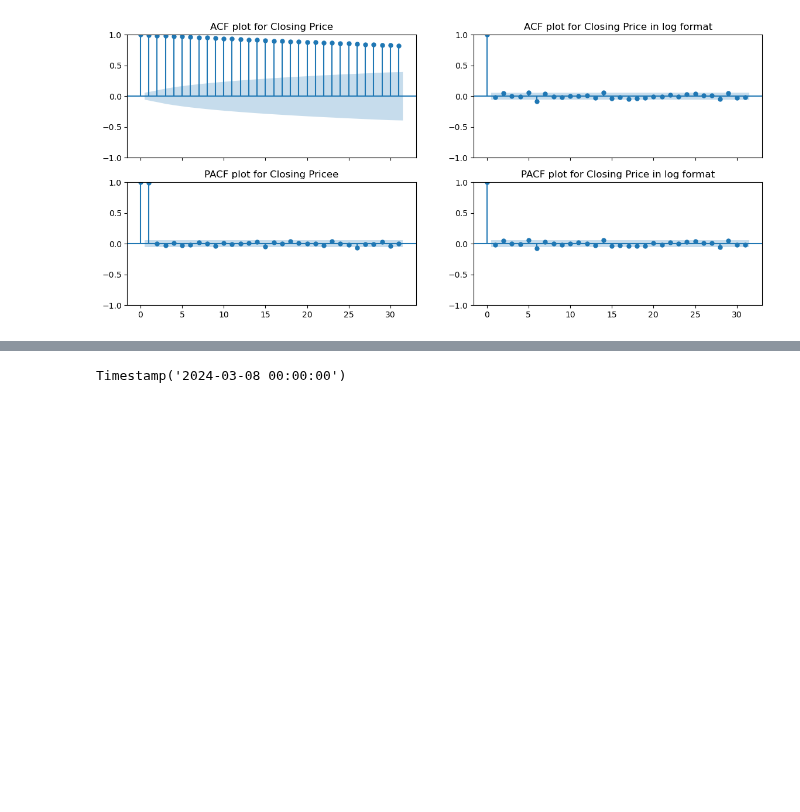
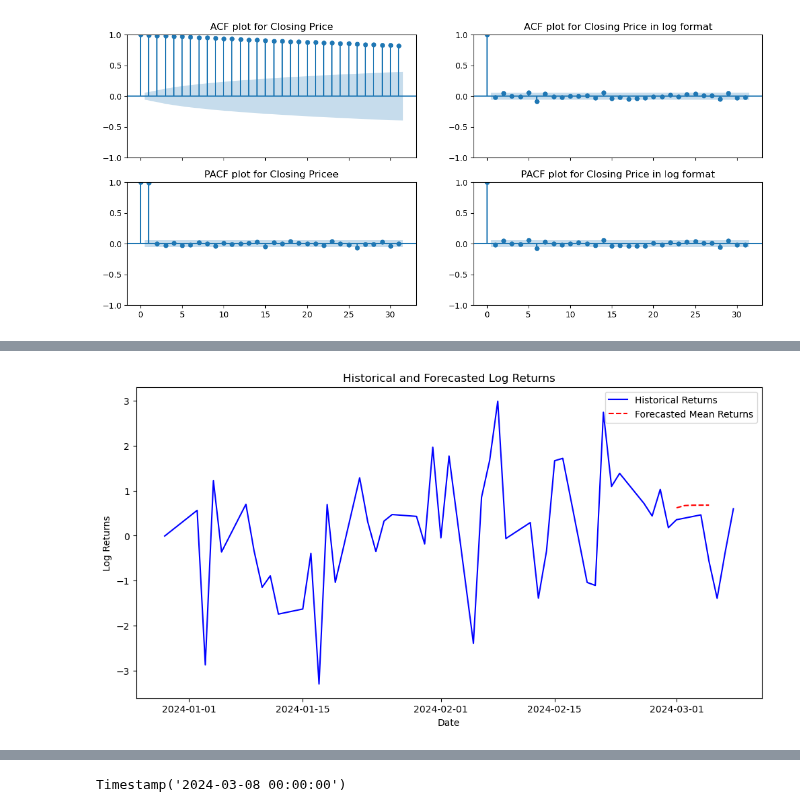
Before and after one commit to lucaluisadjei/pythongermanstocks, a Jupyter notebook: etl_v2.ipynb, the cells around one changed output, grey strips where cells are left out. Cells and saved outputs as stored; diff of their text form; code cells hidden in the pictures; blank space fills up the shorter version.

```diff
--- a/etl_v2.ipynb
+++ b/etl_v2.ipynb
@@ -375,0 +391,22 @@ print(forecast.variance[-1:])
+# %%
+# Ensure date columns are in datetime format
+bmw['Date'] = pd.to_datetime(bmw['Date'])
+forecasts_df.index = pd.to_datetime(forecasts_df.index)  # Ensure index is datetime
+
+# ✅ Corrected Plot Code
+plt.figure(figsize=(12, 6))
+
+# Plot historical log returns
+plt.plot(bmw['Date'].iloc[-50:], bmw["log_returns"].iloc[-50:], label="Historical Returns", color="blue")
+
+# Plot Forecasts (Fixed Variable Name)
+plt.plot(forecasts_df.index, forecasts_df['forecast'], label="Forecasted Mean Returns", color="red", linestyle="dashed")
+
+# Titles and Labels
+plt.title("Historical and Forecasted Log Returns")
+plt.xlabel("Date")
+plt.ylabel("Log Returns")
+plt.legend()
+plt.show()
+# %% [output]
+[figure, added]
```
Also changed, not shown: parts of 18 cells of this notebook.
